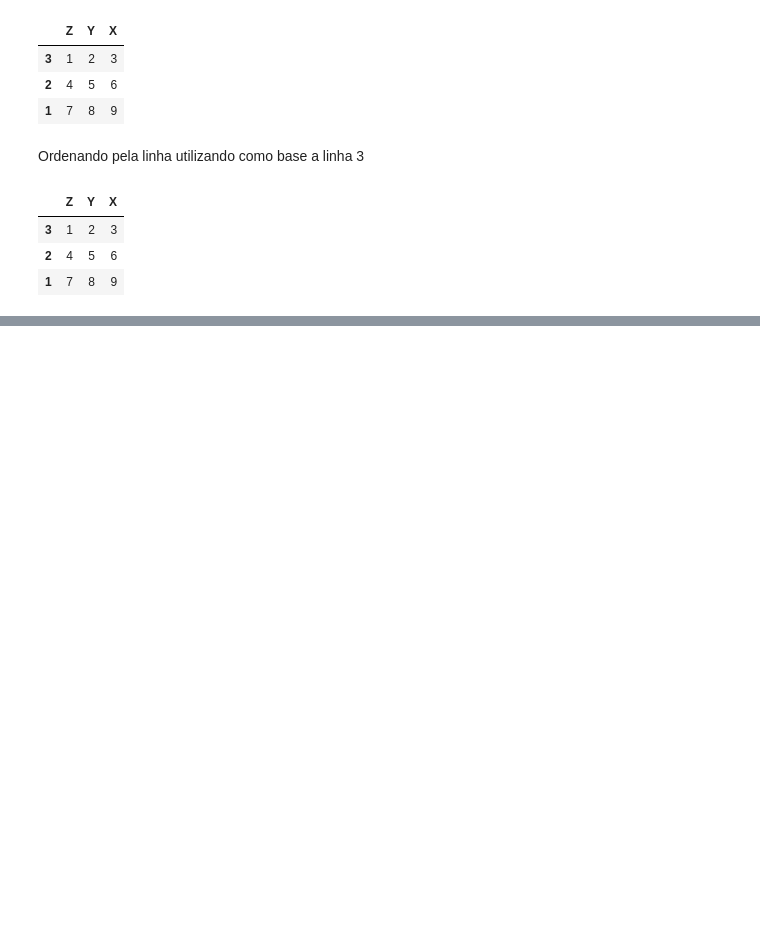
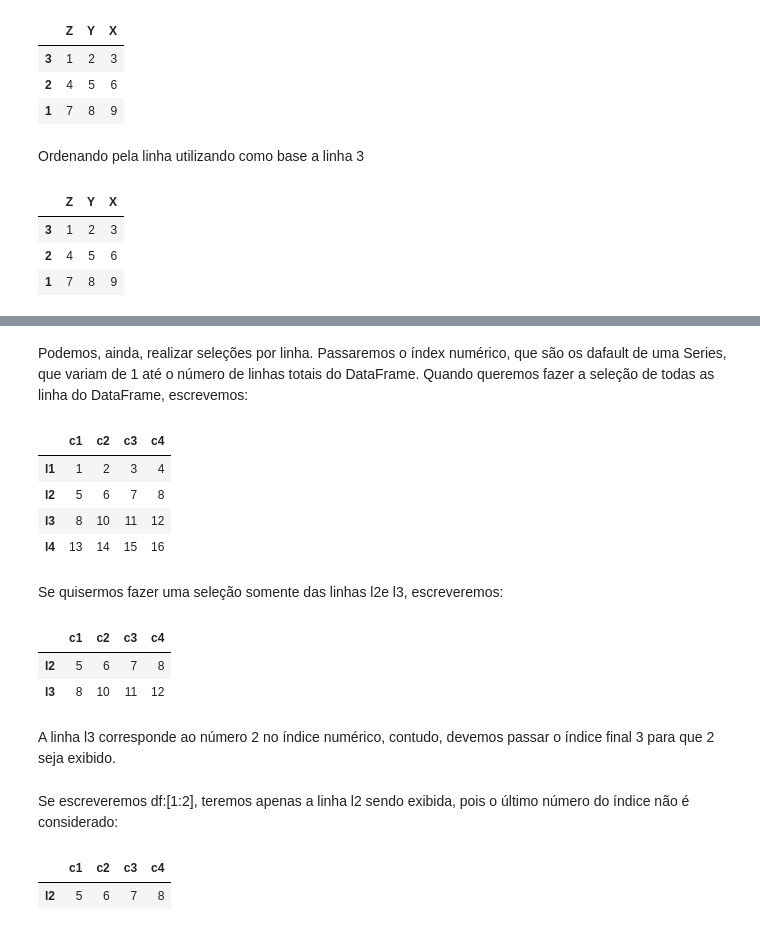
Before and after one commit to 1-aquila-1/data-science, a Jupyter notebook: 01-analise-dados/02-tratando-analisando-dados.ipynb, the cells around one changed output, grey strips where cells are left out. Cells and saved outputs as stored; diff of their text form; code cells hidden in the pictures; blank space fills up the shorter version.

```diff
--- a/01-analise-dados/02-tratando-analisando-dados.ipynb
+++ b/01-analise-dados/02-tratando-analisando-dados.ipynb
@@ -711,0 +810,27 @@ df
+# %% [markdown]
+Podemos, ainda, realizar seleções por linha. Passaremos o índex numérico, que são os dafault de uma Series, que variam de 1 até o número de linhas totais do DataFrame. Quando queremos fazer a seleção de todas as linha do DataFrame, escrevemos:
+# %%
+df[:]
+# %% [output]
+|  | c1 | c2 | c3 | c4 |
+| l1 | 1 | 2 | 3 | 4 |
+| l2 | 5 | 6 | 7 | 8 |
+| l3 | 8 | 10 | 11 | 12 |
+| l4 | 13 | 14 | 15 | 16 |
+# %% [markdown]
+Se quisermos fazer uma seleção somente das linhas l2e l3, escreveremos:
+# %%
+df[1:3]
+# %% [output]
+|  | c1 | c2 | c3 | c4 |
+| l2 | 5 | 6 | 7 | 8 |
+| l3 | 8 | 10 | 11 | 12 |
+# %% [markdown]
+A linha l3 corresponde ao número 2 no índice numérico, contudo, devemos passar o índice final 3 para que 2 seja exibido.
+# %% [markdown]
+Se escreveremos df:[1:2], teremos apenas a linha l2 sendo exibida, pois o último número do índice não é considerado:
+# %%
+df[1:2]
+# %% [output]
+|  | c1 | c2 | c3 | c4 |
+| l2 | 5 | 6 | 7 | 8 |
```
Also changed, not shown: parts of 41 cells of this notebook.
